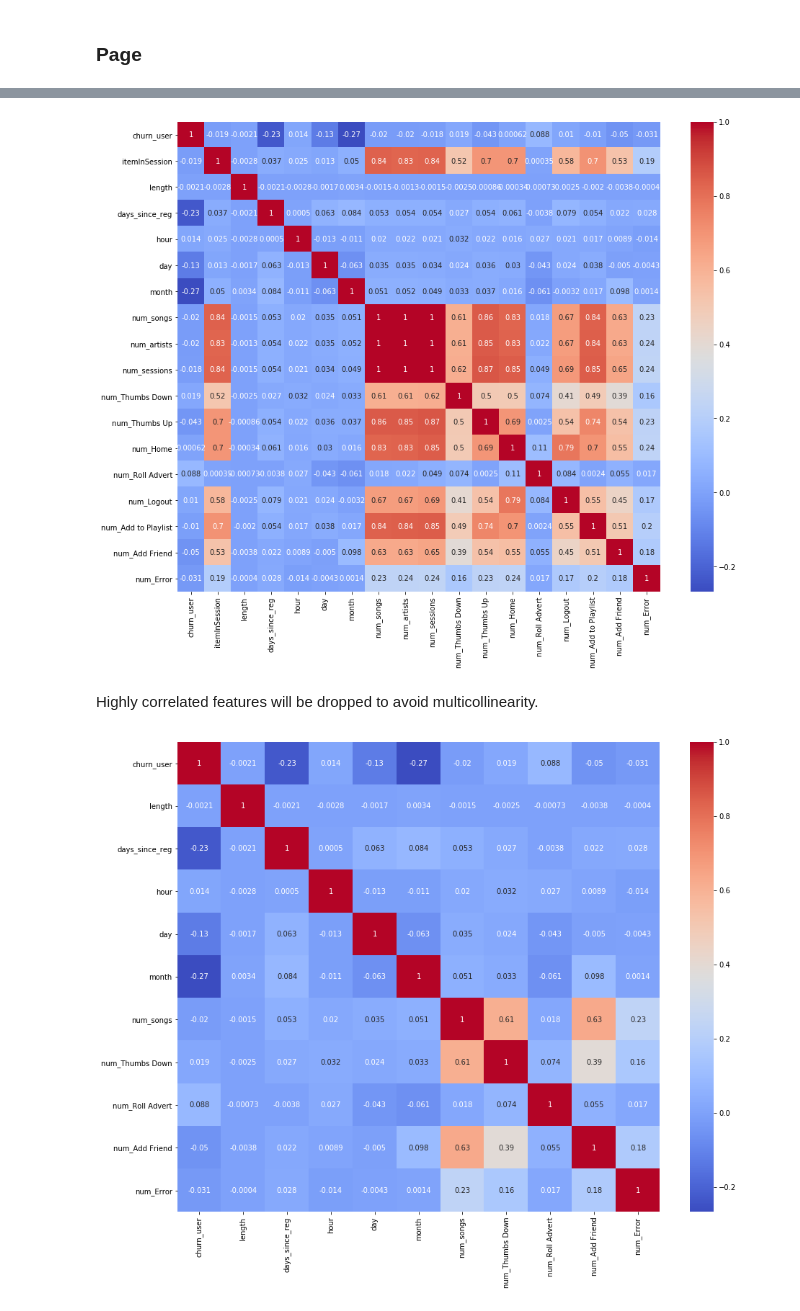
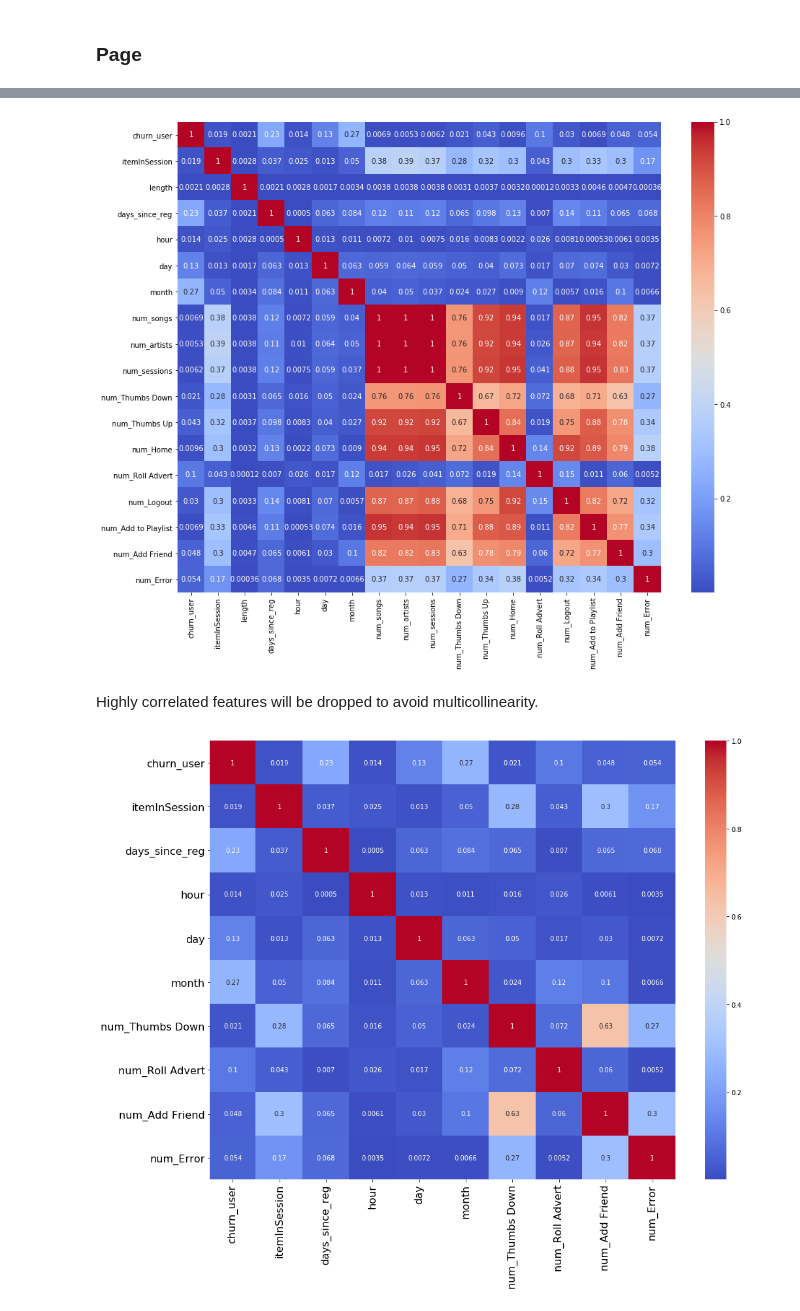
Before and after one commit to alwz1/Sparkify, a Jupyter notebook: Sparkify.ipynb, the cells around one changed output, grey strips where cells are left out. Drawn from its saved outputs; the diff is of its cells as text; code cells hidden in the pictures.

```diff
--- a/Sparkify.ipynb
+++ b/Sparkify.ipynb
@@ -629,9 +645,9 @@ ax.set_title('Monthly churn events');
 # %% [markdown]
 ### Song
 # %%
-# time window to find number of songs played in a day
+# time window to find number of songs played in a week
 def days(x):
-    " Return time in seconds for the input time in days"
+    """Return time in seconds for the input time in days."""
     time_in_seconds = x * 86400
     return time_in_seconds
 
@@ -639,6 +655,6 @@ def days(x):
 windowval = (
     Window.partitionBy("userId")
     .orderBy(F.col("ts")/1000)
-    .rangeBetween(-days(1), 0)
+    .rangeBetween(-days(7), 0)
 )
 # %%
@@ -709,8 +725,9 @@ make_boxplot(df_valid, 'num_artists')
 # %% [markdown]
 ### Session
 # %%
-# number of sessions in a day
-df_valid = df_valid.withColumn('num_sessions', F.count('sessionId').over(windowval))
+# number of sessions in a week
+df_valid = df_valid.withColumn(
+    'num_sessions', F.count('sessionId').over(windowval))
 # %%
 make_boxplot(df_valid, 'num_sessions')
 # %% [output]
@@ -737,7 +754,8 @@ flag_redirect = F.udf(lambda x: 1 if x == 307 else 0, T.IntegerType())
 flag_not_found = F.udf(lambda x: 1 if x == 404 else 0, T.IntegerType())
 # %%
 # create redirect and page_not_found columns
-df_valid = df_valid.withColumn("redirect", flag_redirect(df_valid['status']))
+df_valid = df_valid.withColumn(
+    "redirect", flag_redirect(df_valid['status']))
 df_valid = df_valid.withColumn(
     "page_not_found", flag_not_found(df_valid['status']))
 # %%
@@ -896,21 +905,20 @@ df_temp = df_valid.select(
 ).toPandas()
 # %%
 plt.figure(figsize=(15, 12))
-sns.heatmap(df_temp.corr(), annot=True, cmap='coolwarm');
+sns.heatmap(df_temp.corr().abs(), annot=True, cmap='coolwarm');
 #plt.ylim(12, 0)
 # %% [output]
-[figure, old version]
+[figure, new version]
 # %% [markdown]
 Highly correlated features will be dropped to avoid multicollinearity.
 # %%
-df_temp = df_valid.select(
+df_temp_2 = df_valid.select(
     'churn_user',
-    'length',
+    'itemInSession',
     'days_since_reg',
     'hour',
     'day',
     'month',
-    'num_songs',
     'num_Thumbs Down',
     'num_Roll Advert',
     'num_Add Friend',
@@ -918,7 +926,11 @@ df_temp = df_valid.select(
 ).toPandas()
 # %%
 plt.figure(figsize=(15, 12))
-sns.heatmap(df_temp.corr(), annot=True, cmap='coolwarm');
-#plt.ylim(12, 0)
+ax = sns.heatmap(df_temp_2.corr().abs(), annot=True, cmap='coolwarm');
+plt.xticks(fontsize=16)
+plt.yticks(fontsize=16)
+plt.tight_layout()
+
+plt.savefig('heatmap')
 # %% [output]
-[figure, old version]
+[figure, new version]
```
Also changed, not shown: parts of 94 cells of this notebook.
